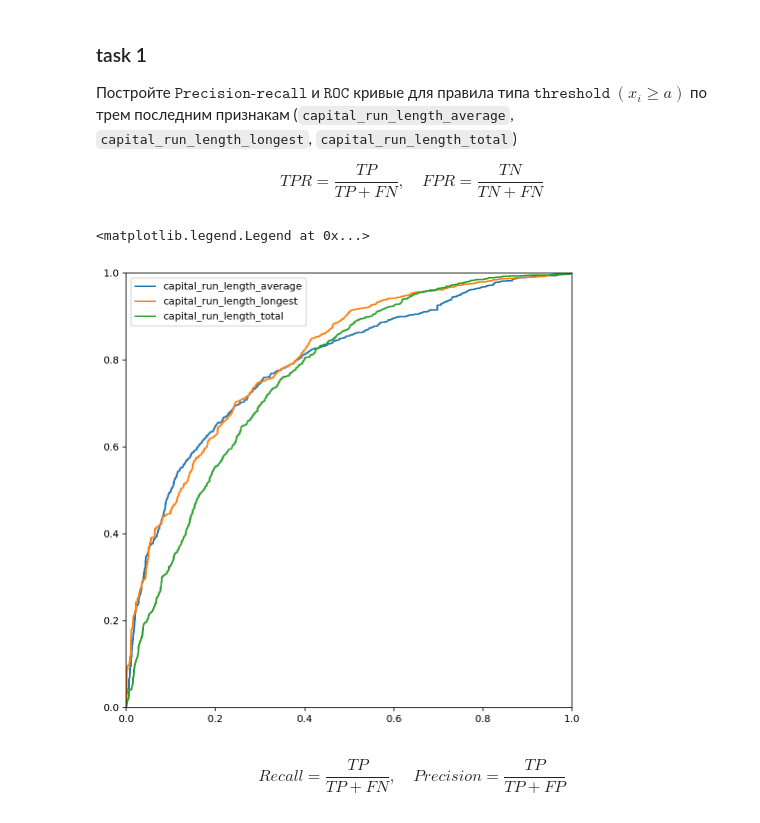
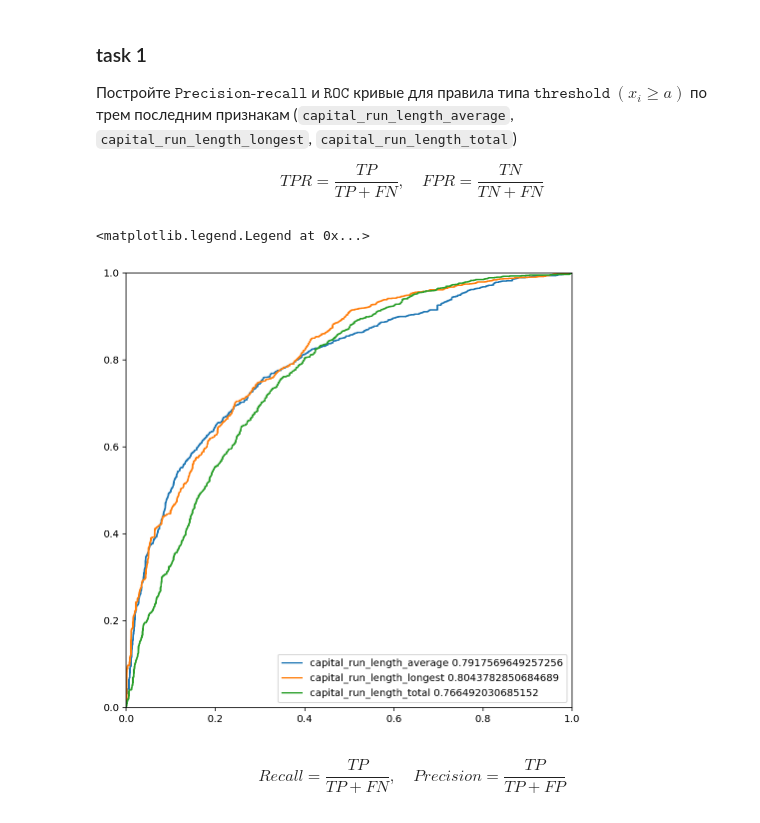
Before and after one commit to xamgore/au-ml, a Jupyter notebook: hw03_decision_trees/solution.ipynb, the cells around one changed output. Cells and saved outputs as stored; diff of their text form; code cells hidden in the pictures.

```diff
--- a/hw03_decision_trees/solution.ipynb
+++ b/hw03_decision_trees/solution.ipynb
@@ -35,30 +35,36 @@ $$ TPR = \frac{TP}{TP + FN},\quad FPR = \frac{TN}{TN + FN} $$
 # %%
 def roc(xs, ys):
     # truthy ys, by descending order of xs
     tys = ys[np.flipud(np.argsort(xs))]
     TPR = np.cumsum(tys) / tys.sum()
 
     # false ys are 1 now
     fys = 1 - tys
     FPR = np.cumsum(fys) / fys.sum()
 
     inds = np.argsort(FPR)
     return FPR[inds], TPR[inds]
 
+def auc(xs, ys):
+    rc = roc(xs, ys)
+    return np.trapz(rc[1], rc[0])
+
 
 columns = [ 'capital_run_length_average',
             'capital_run_length_longest',
             'capital_run_length_total', ]
 
 for col in columns:
-    plt.plot(*roc(df[col].values, Y), label=col)
+    rc = roc(df[col].values, Y)
+    ac = auc(df[col].values, Y)
+    plt.plot(*roc(df[col].values, Y), label=f'{col} {ac}')
 
 plt.xlim([0, 1])
 plt.ylim([0, 1])
 plt.legend()
 # %% [output]
 <matplotlib.legend.Legend at 0x...>
-[figure, old version]
+[figure, new version]
 # %% [markdown]
 $$ Recall = \frac{TP}{TP + FN},\quad Precision = \frac{TP}{TP + FP} $$
 # %%
```
Also changed, not shown: parts of 24 cells of this notebook.
